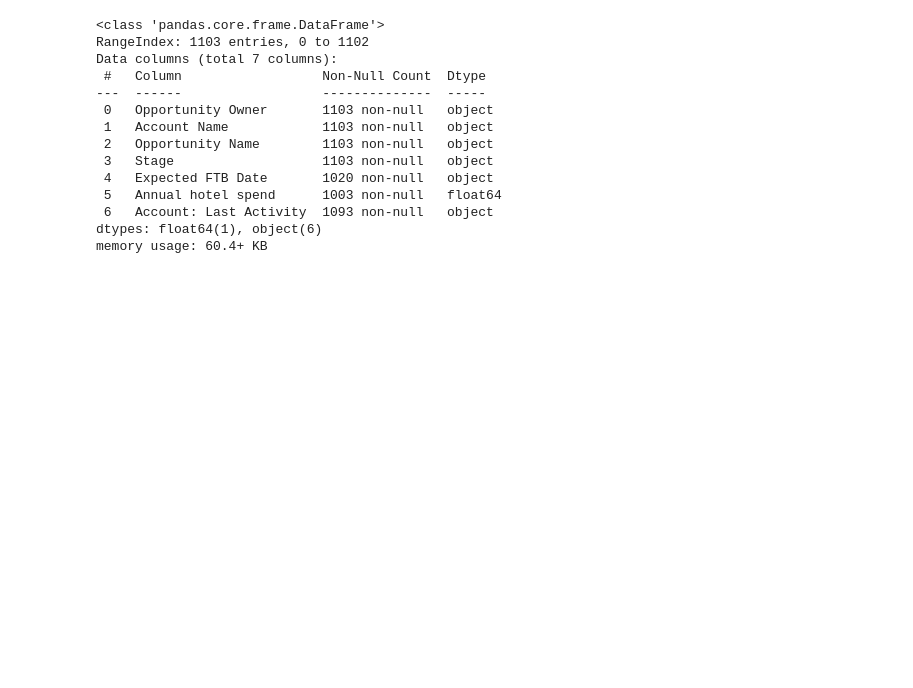
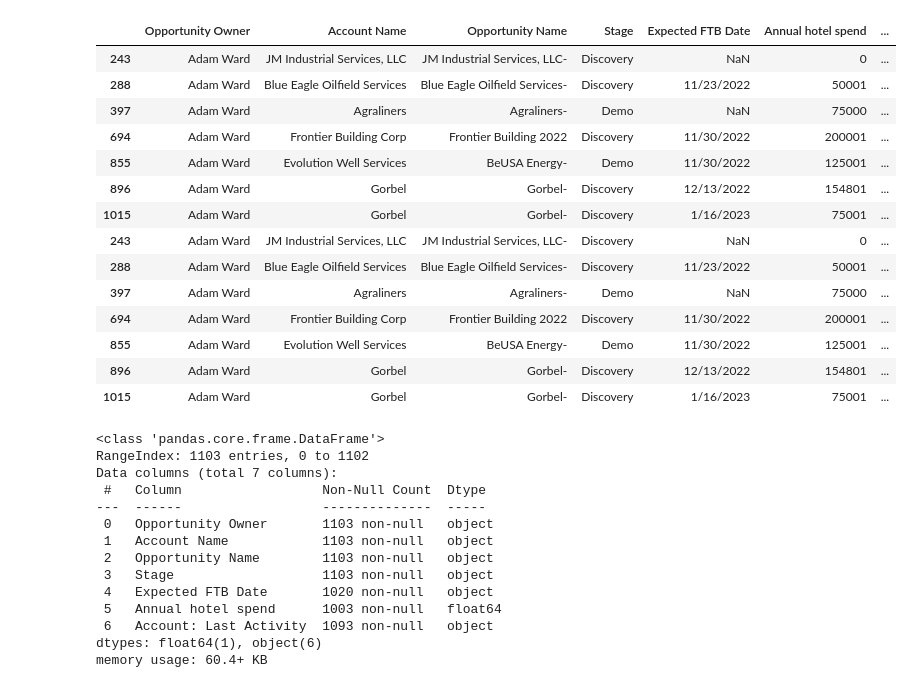
Before and after one commit to EnricoBorriello/Pipeline, a Jupyter notebook: Main.ipynb, the cells around one changed output. Saved outputs shown, nothing was run; the diff lists cells and outputs as text; code cells hidden in the pictures; blank space fills up the shorter version.

```diff
--- a/Main.ipynb
+++ b/Main.ipynb
@@ -9,3 +10,10 @@ import seaborn as sb
 # %%
 df_pre = pd.read_csv('Pre-FTB_Report.csv')
 df_post = pd.read_csv('Post-FTB_Report.csv')
+# %%
+df_pre['Annual hotel spend'] = df_pre['Annual hotel spend'].fillna(0).astype(int)
+df_post['Annual hotel spend'] = df_post['Annual hotel spend'].fillna(0).astype(int)
+# %%
+p = df_pre[df_pre['Opportunity Owner']=='Adam Ward']
+
+p.iloc[7] = ['name','','','','',0,'']
@@ -12,3 +35,21 @@ df_post = pd.read_csv('Post-FTB_Report.csv')
+# %%
+pd.concat([p,p])
+# %% [output]
+|  | Opportunity Owner | Account Name | Opportunity Name | Stage | Expected FTB Date | Annual hotel spend | ... |
+| 243 | Adam Ward | JM Industrial Services, LLC | JM Industrial Services, LLC- | Discovery | NaN | 0 | ... |
+| 288 | Adam Ward | Blue Eagle Oilfield Services | Blue Eagle Oilfield Services- | Discovery | 11/23/2022 | 50001 | ... |
+| 397 | Adam Ward | Agraliners | Agraliners- | Demo | NaN | 75000 | ... |
+| 694 | Adam Ward | Frontier Building Corp | Frontier Building 2022 | Discovery | 11/30/2022 | 200001 | ... |
+| 855 | Adam Ward | Evolution Well Services | BeUSA Energy- | Demo | 11/30/2022 | 125001 | ... |
+| 896 | Adam Ward | Gorbel | Gorbel- | Discovery | 12/13/2022 | 154801 | ... |
+| 1015 | Adam Ward | Gorbel | Gorbel- | Discovery | 1/16/2023 | 75001 | ... |
+| 243 | Adam Ward | JM Industrial Services, LLC | JM Industrial Services, LLC- | Discovery | NaN | 0 | ... |
+| 288 | Adam Ward | Blue Eagle Oilfield Services | Blue Eagle Oilfield Services- | Discovery | 11/23/2022 | 50001 | ... |
+| 397 | Adam Ward | Agraliners | Agraliners- | Demo | NaN | 75000 | ... |
+| 694 | Adam Ward | Frontier Building Corp | Frontier Building 2022 | Discovery | 11/30/2022 | 200001 | ... |
+| 855 | Adam Ward | Evolution Well Services | BeUSA Energy- | Demo | 11/30/2022 | 125001 | ... |
+| 896 | Adam Ward | Gorbel | Gorbel- | Discovery | 12/13/2022 | 154801 | ... |
+| 1015 | Adam Ward | Gorbel | Gorbel- | Discovery | 1/16/2023 | 75001 | ... |
 # %%
 df_pre.info()
 # %% [output]
```
Also changed, not shown: parts of 8 cells of this notebook, 1 other file.
